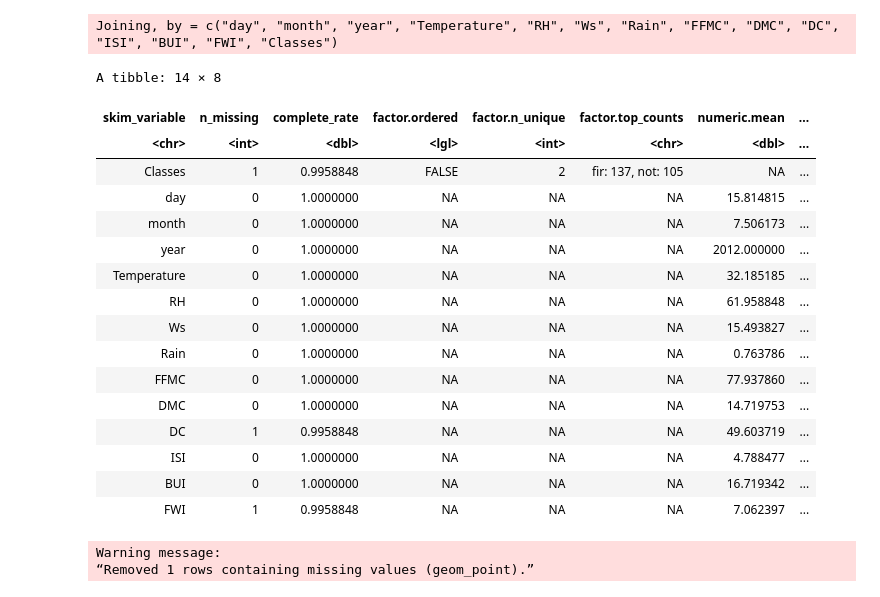
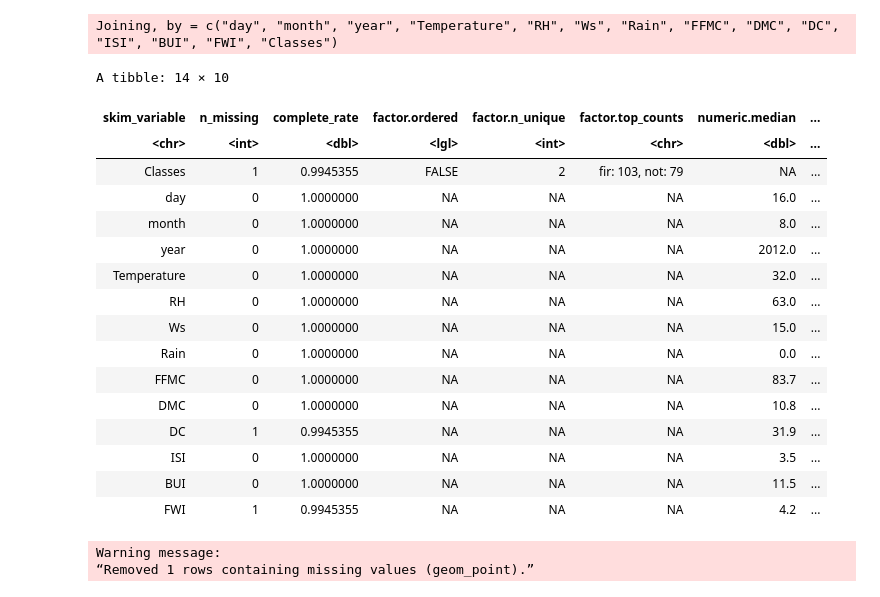
Before and after one commit to rustamch/Forest-fire-classifier, a Jupyter notebook: Main.ipynb, the cells around one changed output. Cells and saved outputs as stored; diff of their text form; code cells hidden in the pictures.

Commit message:
Split the data into training and testing data sets.

```diff
--- a/Main.ipynb
+++ b/Main.ipynb
@@ -96,30 +96,40 @@ algerian_forest_fires_tidy <- full_join(bejaja_forest_tidy, sidi_bel_forest_tidy
 # The resulting data frame is tidy and ready for the further analysis
 # %% [output]
 Joining, by = c("day", "month", "year", "Temperature", "RH", "Ws", "Rain", "FFMC", "DMC", "DC", "ISI", "BUI", "FWI", "Classes")
-# %%
-algerian_forest_fires_tidy <- mutate(algerian_forest_fires_tidy, Classes = as.factor(Classes))
-summary_df <-  skim(algerian_forest_fires_tidy) %>%
-    tibble::as_tibble() %>%
-    select(skim_variable:numeric.sd)
-summary_df
-# %% [output]
-A tibble: 14 × 8
-| skim_variable | n_missing | complete_rate | factor.ordered | factor.n_unique | factor.top_counts | numeric.mean | ... |
-| <chr> | <int> | <dbl> | <lgl> | <int> | <chr> | <dbl> | ... |
-| Classes | 1 | 0.9958848 | FALSE | 2 | fir: 137, not: 105 | NA | ... |
-| day | 0 | 1.0000000 | NA | NA | NA | 15.814815 | ... |
-| month | 0 | 1.0000000 | NA | NA | NA | 7.506173 | ... |
-| year | 0 | 1.0000000 | NA | NA | NA | 2012.000000 | ... |
-| Temperature | 0 | 1.0000000 | NA | NA | NA | 32.185185 | ... |
-| RH | 0 | 1.0000000 | NA | NA | NA | 61.958848 | ... |
-| Ws | 0 | 1.0000000 | NA | NA | NA | 15.493827 | ... |
-| Rain | 0 | 1.0000000 | NA | NA | NA | 0.763786 | ... |
-| FFMC | 0 | 1.0000000 | NA | NA | NA | 77.937860 | ... |
-| DMC | 0 | 1.0000000 | NA | NA | NA | 14.719753 | ... |
-| DC | 1 | 0.9958848 | NA | NA | NA | 49.603719 | ... |
-| ISI | 0 | 1.0000000 | NA | NA | NA | 4.788477 | ... |
-| BUI | 0 | 1.0000000 | NA | NA | NA | 16.719342 | ... |
-| FWI | 1 | 0.9958848 | NA | NA | NA | 7.062397 | ... |
+# %%
+
+set.seed(2000)
+algerian_forest_fires_tidy <- mutate(algerian_forest_fires_tidy, Classes = as.factor(Classes))
+forest_split <- initial_split(algerian_forest_fires_tidy, prop = 0.75, strata = Classes)
+forest_train <- training(forest_split)
+forest_test <- testing(forest_split)
+
+my_skim <- skim_with(numeric = sfl(median = ~ median(., na.rm = TRUE), mean = ~ mean(., na.rm = TRUE),
+                                   min = ~ min(., na.rm = TRUE), max = ~ max(., na.rm = TRUE)),
+                                   append = FALSE)
+
+summary_df <- my_skim(forest_train) %>%
+    tibble::as_tibble() %>%
+    select(skim_variable:numeric.max)
+summary_df
+# %% [output]
+A tibble: 14 × 10
+| skim_variable | n_missing | complete_rate | factor.ordered | factor.n_unique | factor.top_counts | numeric.median | ... |
+| <chr> | <int> | <dbl> | <lgl> | <int> | <chr> | <dbl> | ... |
+| Classes | 1 | 0.9945355 | FALSE | 2 | fir: 103, not: 79 | NA | ... |
+| day | 0 | 1.0000000 | NA | NA | NA | 16.0 | ... |
+| month | 0 | 1.0000000 | NA | NA | NA | 8.0 | ... |
+| year | 0 | 1.0000000 | NA | NA | NA | 2012.0 | ... |
+| Temperature | 0 | 1.0000000 | NA | NA | NA | 32.0 | ... |
+| RH | 0 | 1.0000000 | NA | NA | NA | 63.0 | ... |
+| Ws | 0 | 1.0000000 | NA | NA | NA | 15.0 | ... |
+| Rain | 0 | 1.0000000 | NA | NA | NA | 0.0 | ... |
+| FFMC | 0 | 1.0000000 | NA | NA | NA | 83.7 | ... |
+| DMC | 0 | 1.0000000 | NA | NA | NA | 10.8 | ... |
+| DC | 1 | 0.9945355 | NA | NA | NA | 31.9 | ... |
+| ISI | 0 | 1.0000000 | NA | NA | NA | 3.5 | ... |
+| BUI | 0 | 1.0000000 | NA | NA | NA | 11.5 | ... |
+| FWI | 1 | 0.9945355 | NA | NA | NA | 4.2 | ... |
 # %%
 algerian_forest_plot <- algerian_forest_fires_tidy %>%
     ggplot(aes(x = DC, y = Ws, color = Classes)) +
```
